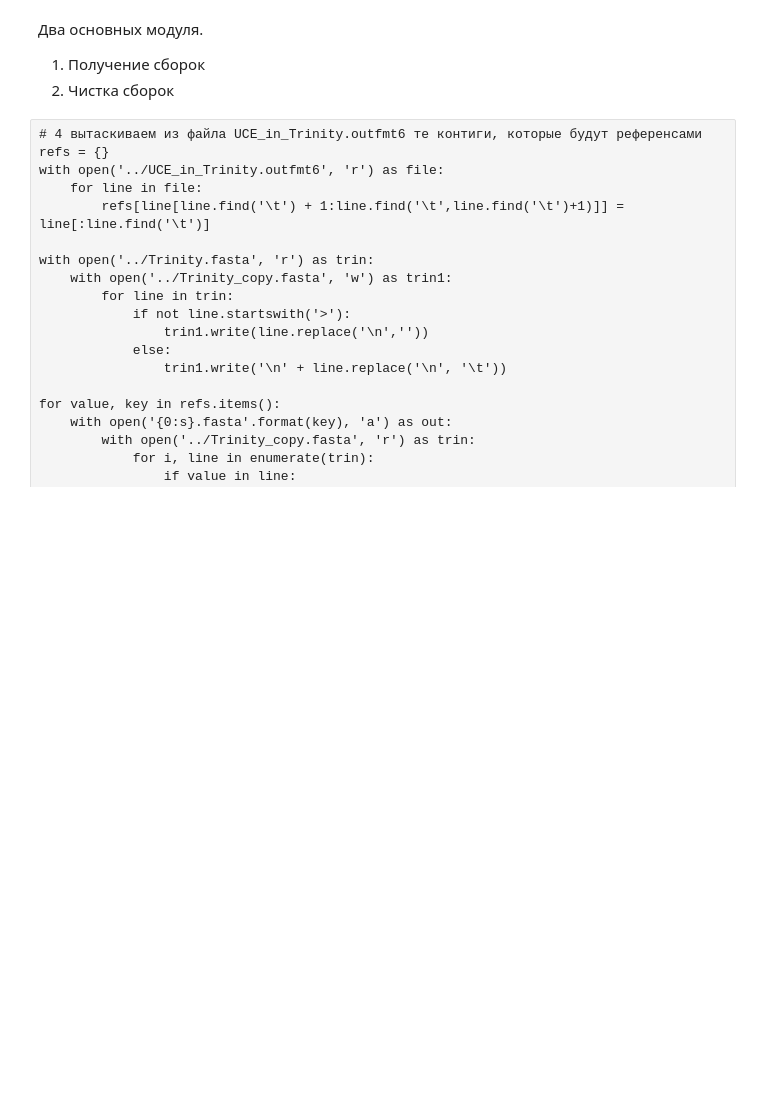
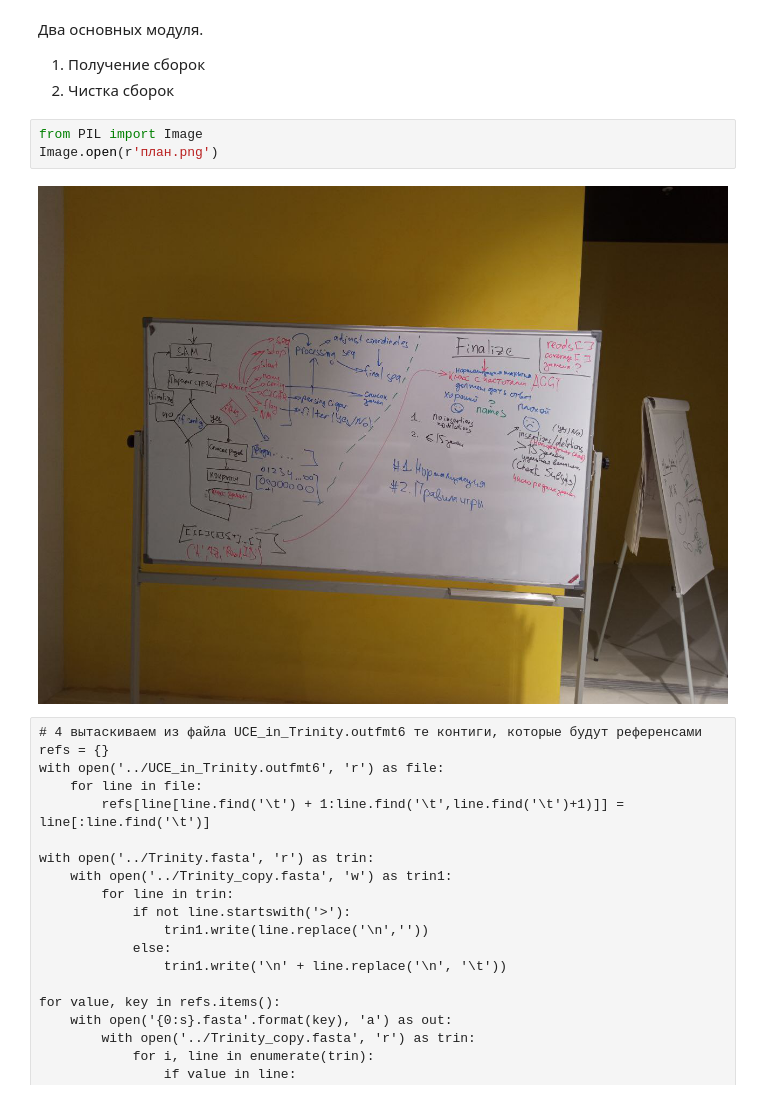
Before and after one commit to serlina1624/Sirius-master, a Jupyter notebook: Скрипт.ipynb, the cells around one changed output. Cells and saved outputs as stored; diff of their text form; blank space fills up the shorter version.

```diff
--- a/Скрипт.ipynb
+++ b/Скрипт.ipynb
@@ -66,6 +66,11 @@
 Два основных модуля.
 1. Получение сборок
 2. Чистка сборок
+# %%
+from PIL import Image
+Image.open(r'план.png')
+# %% [output]
+[figure, added]
 # %% [raw]
 # 4 вытаскиваем из файла UCE_in_Trinity.outfmt6 те контиги, которые будут референсами
 refs = {}
```
Also changed, not shown: parts of 6 cells of this notebook, 1 other file.
